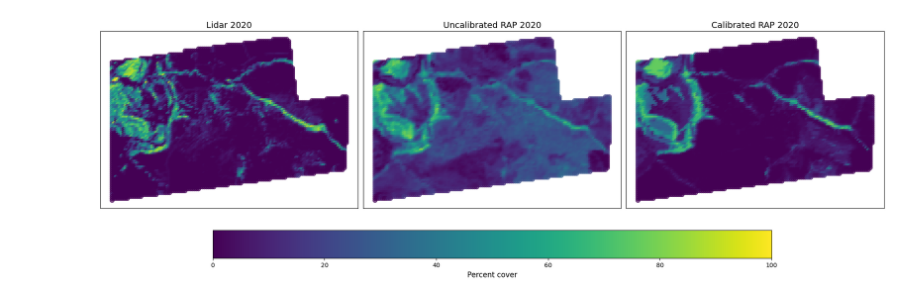
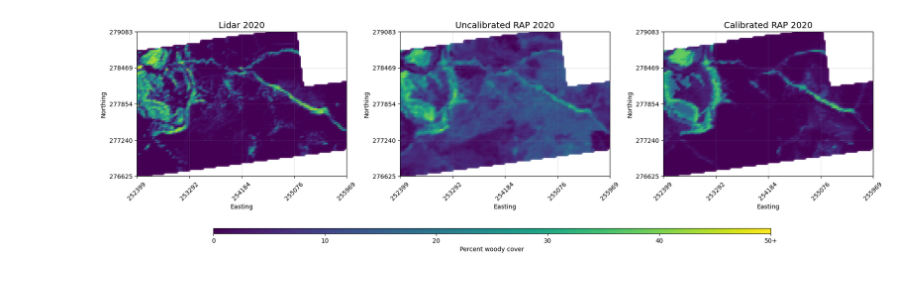
Before and after one commit to mosscoder/calibrate_rap, a Jupyter notebook: 09_test_set_eval.ipynb, the cells around one changed output. Drawn from its saved outputs; the diff is of its cells as text; code cells hidden in the pictures.

Commit message:
added test text

```diff
--- a/09_test_set_eval.ipynb
+++ b/09_test_set_eval.ipynb
@@ -262,47 +262,68 @@ with rasterio.open(pred_path_2020) as src:
 # Define the variables to plot
 variables = ['lidar_2020', 'rap_2020', 'pred_2020']
 variable_labels = {
     'lidar_2020': 'Lidar 2020',
     'rap_2020': 'Uncalibrated RAP 2020',
     'pred_2020': 'Calibrated RAP 2020'
 }
 
 # Create a 1x3 subplot
 fig, axes = plt.subplots(1, 3, figsize=(18, 6),
-                         subplot_kw={'aspect': 'equal'}, constrained_layout=True)
+                         subplot_kw={'aspect': 'equal'}, constrained_layout=False)
 
 # Define the color normalization and colormap
 norm = colors.Normalize(vmin=0, vmax=100)
 cmap = plt.cm.viridis
 
 for idx, var in enumerate(variables):
     ax = axes[idx]
 
     # Plot the points, colored by the variable
     scatter = test_pts.plot(column=var, ax=ax, cmap=cmap,
                             markersize=50, alpha=0.7, legend=False, norm=norm)
 
     # Set titles and labels
     ax.set_title(f'{variable_labels[var]}', fontsize=14)
 
-    # Remove axis ticks and labels for a cleaner look
-    ax.set_xlabel('')
-    ax.set_ylabel('')
-    ax.set_xticks([])
-    ax.set_yticks([])
+    # Add x and y coordinates as ticks
+    x_min, x_max = test_pts.geometry.x.min(), test_pts.geometry.x.max()
+    y_min, y_max = test_pts.geometry.y.min(), test_pts.geometry.y.max()
 
-    # Optional: Add grid
-    ax.grid(True, which='both', linestyle='--', linewidth=0.5, alpha=0.5)
+    ax.set_xlim(x_min, x_max)
+    ax.set_ylim(y_min, y_max)
 
-# Add a single shared colorbar at the bottom
-sm = plt.cm.ScalarMappable(cmap=cmap, norm=norm)
-sm.set_array([])
-cbar = fig.colorbar(sm, ax=axes.ravel().tolist(), orientation='horizontal', shrink=0.8, pad=0.1)
-cbar.set_label('Percent cover', fontsize=12)
+    # Set ticks at regular intervals
+    x_ticks = np.linspace(x_min, x_max, 5)
+    y_ticks = np.linspace(y_min, y_max, 5)
+
+    ax.set_xticks(x_ticks)
+    ax.set_yticks(y_ticks)
+
+    # Format tick labels without commas
+    ax.set_xticklabels([f'{x:.0f}' for x in x_ticks], rotation=45)
+    ax.set_yticklabels([f'{y:.0f}' for y in y_ticks])
+
+    # Add grey grid
+    ax.grid(True, which='both', color='grey', linestyle='-', linewidth=0.5, alpha=0.3)
+
+    # Label axes
+    ax.set_xlabel('Easting', fontsize=10)
+    ax.set_ylabel('Northing', fontsize=10)
+
+# Add a single colorbar at the bottom
+cbar_ax = fig.add_axes([0.15, 0.1, 0.7, 0.02])
+cbar = fig.colorbar(sm, cax=cbar_ax, orientation='horizontal')
+cbar.set_label('Percent woody cover')
+cbar.ax.set_xticklabels([0, 10, 20, 30, 40, '50+'])
+
+plt.tight_layout()
+plt.subplots_adjust(bottom=0.2)
+path_to_production_maps = 'results/figures/test_set_predictions.png'
+plt.savefig(path_to_production_maps, dpi=300)
 
 plt.show()
 # %% [output]
-[figure, old version]
+[figure, new version]
 # %%
 test_pts['diff_rap_2020'] = test_pts['rap_2020'] - test_pts['lidar_2020']
 test_pts['diff_pred_2020'] = test_pts['pred_2020'] - test_pts['lidar_2020']
```
Also changed, not shown: parts of 2 cells of this notebook, 2 other files.
